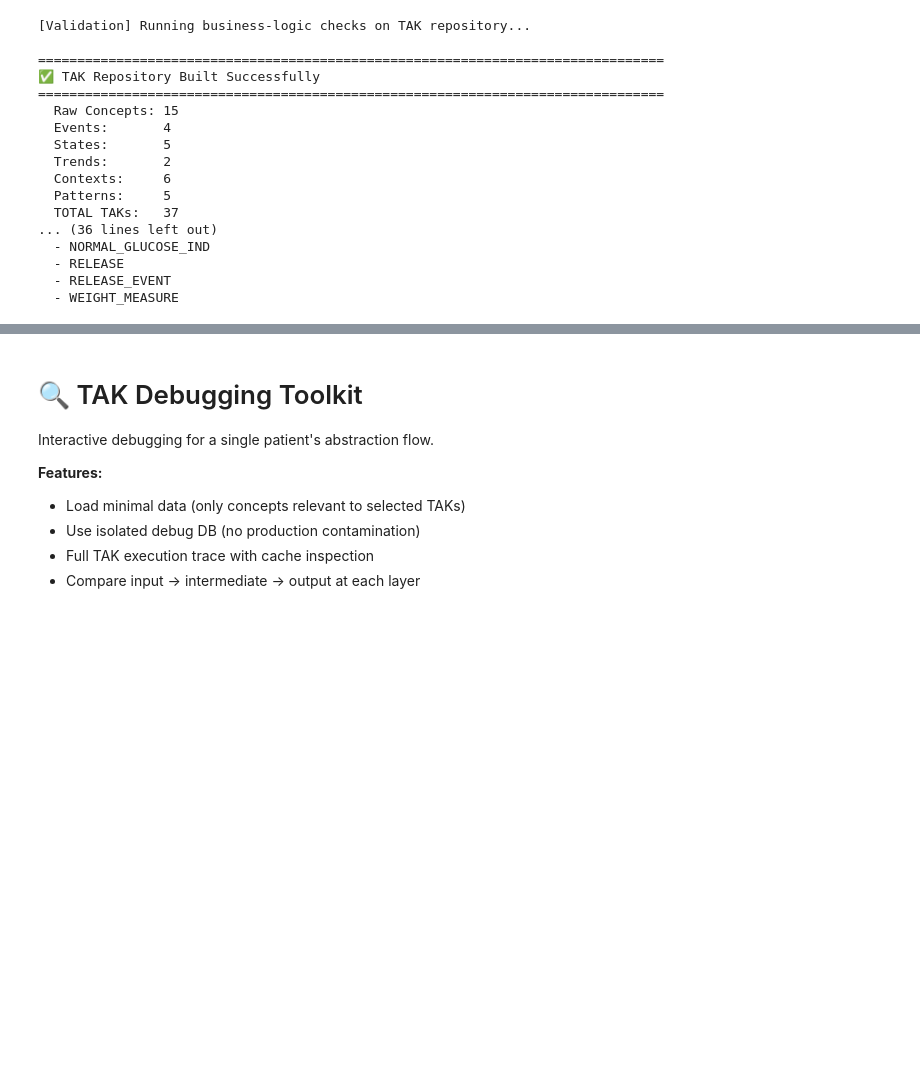
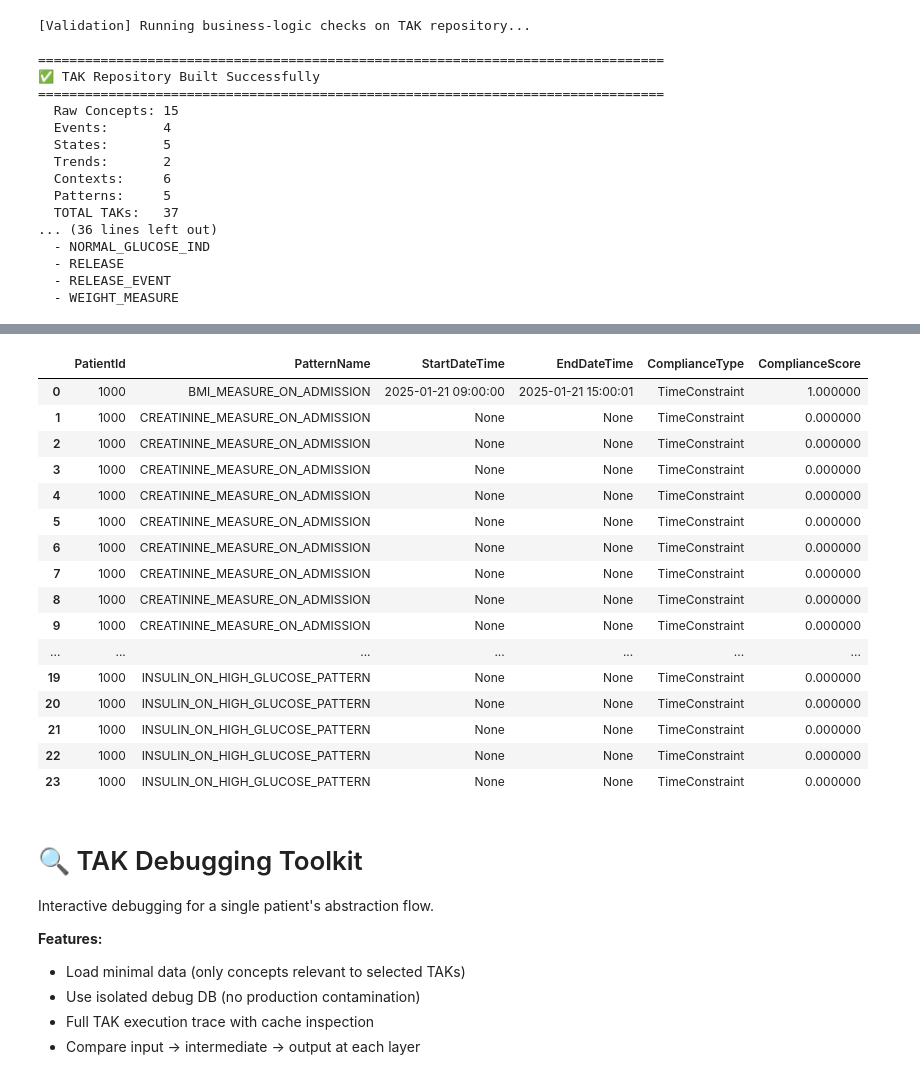
Before and after one commit to shaharoded/Mediator, a Jupyter notebook: run_mediator.ipynb, the cells around one changed output, grey strips where cells are left out. Saved outputs shown, nothing was run; the diff lists cells and outputs as text; code cells hidden in the pictures; blank space fills up the shorter version.

```diff
--- a/run_mediator.ipynb
+++ b/run_mediator.ipynb
@@ -190,3 +232,31 @@ df_results
+# %%
+# Query OutputPatientData
+query = """
+SELECT PatientId, PatternName, StartDateTime, EndDateTime, ComplianceType, ComplianceScore
+FROM PatientQAScores
+WHERE PatientId = 1000
+"""
+df_results = pd.read_sql_query(query, da.conn)
+df_results = df_results.sort_values(by=["PatternName"], ignore_index=True)
+df_results
+# %% [output]
+|  | PatientId | PatternName | StartDateTime | EndDateTime | ComplianceType | ComplianceScore |
+| 0 | 1000 | BMI_MEASURE_ON_ADMISSION | 2025-01-21 09:00:00 | 2025-01-21 15:00:01 | TimeConstraint | 1.000000 |
+| 1 | 1000 | CREATININE_MEASURE_ON_ADMISSION | None | None | TimeConstraint | 0.000000 |
+| 2 | 1000 | CREATININE_MEASURE_ON_ADMISSION | None | None | TimeConstraint | 0.000000 |
+| 3 | 1000 | CREATININE_MEASURE_ON_ADMISSION | None | None | TimeConstraint | 0.000000 |
+| 4 | 1000 | CREATININE_MEASURE_ON_ADMISSION | None | None | TimeConstraint | 0.000000 |
+| 5 | 1000 | CREATININE_MEASURE_ON_ADMISSION | None | None | TimeConstraint | 0.000000 |
+| 6 | 1000 | CREATININE_MEASURE_ON_ADMISSION | None | None | TimeConstraint | 0.000000 |
+| 7 | 1000 | CREATININE_MEASURE_ON_ADMISSION | None | None | TimeConstraint | 0.000000 |
+| 8 | 1000 | CREATININE_MEASURE_ON_ADMISSION | None | None | TimeConstraint | 0.000000 |
+| 9 | 1000 | CREATININE_MEASURE_ON_ADMISSION | None | None | TimeConstraint | 0.000000 |
+| ... | ... | ... | ... | ... | ... | ... |
+| 19 | 1000 | INSULIN_ON_HIGH_GLUCOSE_PATTERN | None | None | TimeConstraint | 0.000000 |
+| 20 | 1000 | INSULIN_ON_HIGH_GLUCOSE_PATTERN | None | None | TimeConstraint | 0.000000 |
+| 21 | 1000 | INSULIN_ON_HIGH_GLUCOSE_PATTERN | None | None | TimeConstraint | 0.000000 |
+| 22 | 1000 | INSULIN_ON_HIGH_GLUCOSE_PATTERN | None | None | TimeConstraint | 0.000000 |
+| 23 | 1000 | INSULIN_ON_HIGH_GLUCOSE_PATTERN | None | None | TimeConstraint | 0.000000 |
 # %% [markdown]
 # 🔍 TAK Debugging Toolkit
 
```
Also changed, not shown: parts of 5 cells of this notebook, 1 other file.
